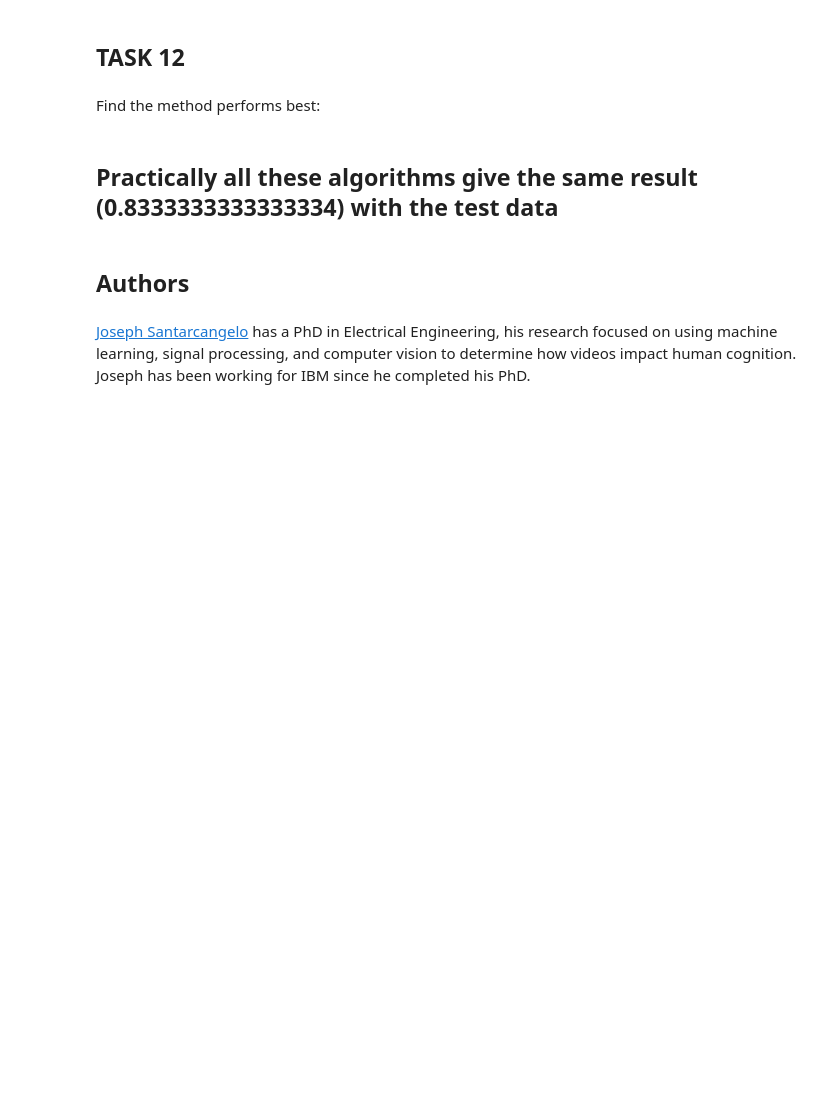
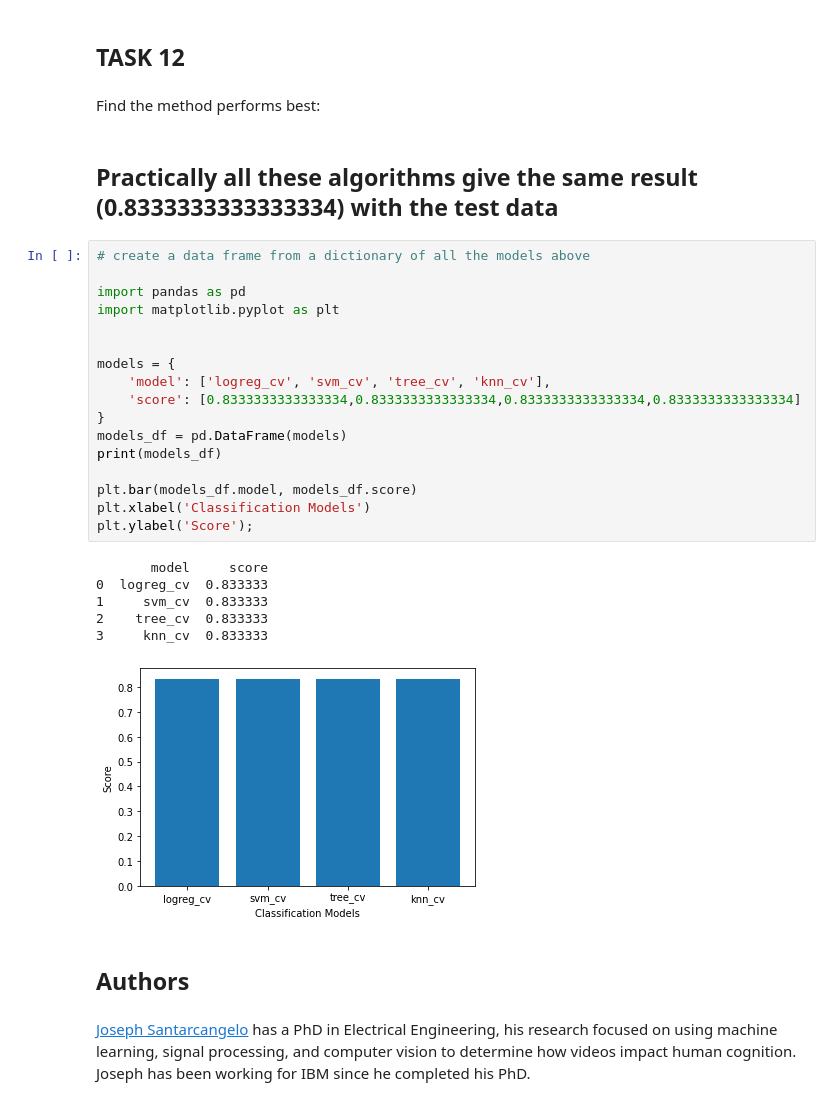
Before and after one commit to Oghalemichael/IBM-Applied-Data-Science-Capstone, a Jupyter notebook: CAPSTONE MACHINE LEARNING.ipynb, the cells around one changed output. Drawn from its saved outputs; the diff is of its cells as text; blank space fills up the shorter version.

```diff
--- a/CAPSTONE MACHINE LEARNING.ipynb
+++ b/CAPSTONE MACHINE LEARNING.ipynb
@@ -324,6 +324,30 @@ plot_confusion_matrix(Y_test,yhat)
 Find the method performs best:
 # %% [markdown]
 ## Practically all these algorithms give the same result (0.8333333333333334) with the test data
+# %%
+# create a data frame from a dictionary of all the models above
+
+import pandas as pd
+import matplotlib.pyplot as plt
+
+
+models = {
+    'model': ['logreg_cv', 'svm_cv', 'tree_cv', 'knn_cv'],
+    'score': [0.8333333333333334,0.8333333333333334,0.8333333333333334,0.8333333333333334]
+}
+models_df = pd.DataFrame(models)
+print(models_df)
+
+plt.bar(models_df.model, models_df.score)
+plt.xlabel('Classification Models')
+plt.ylabel('Score');
+# %% [output]
+       model     score
+0  logreg_cv  0.833333
+1     svm_cv  0.833333
+2    tree_cv  0.833333
+3     knn_cv  0.833333
+[figure, added]
 # %% [markdown]
 ## Authors
 # %% [markdown]
```
